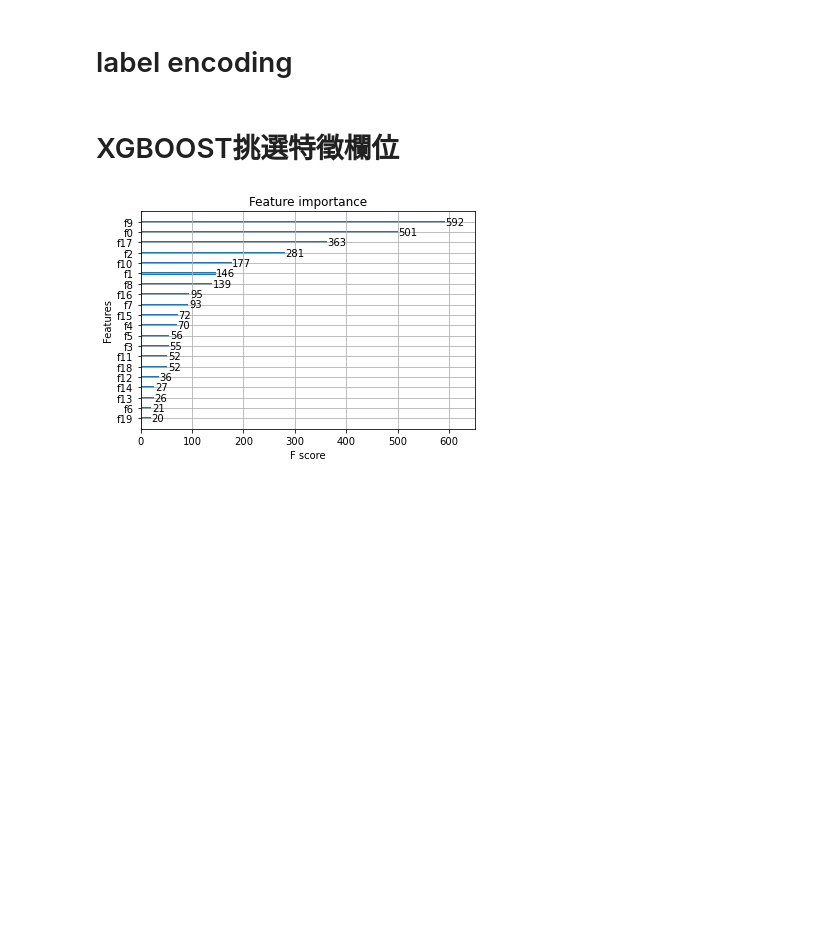
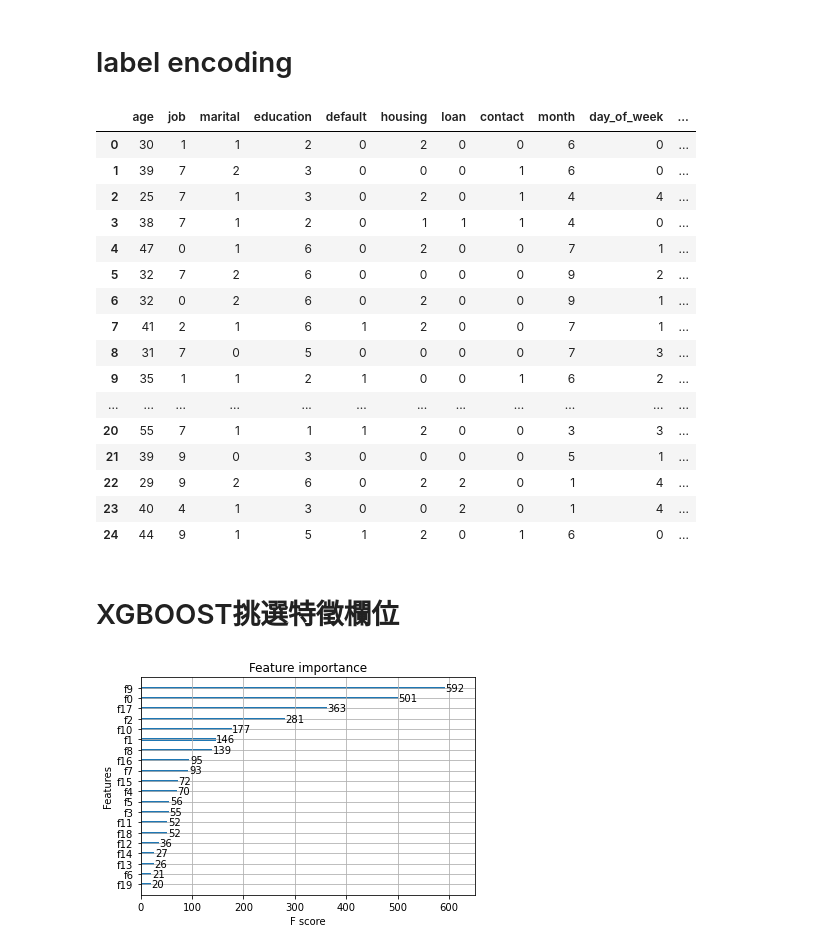
Before and after one commit to 10425120/MIS, a Jupyter notebook: cluster_analysis.ipynb, the cells around one changed output. Saved outputs shown, nothing was run; the diff lists cells and outputs as text; code cells hidden in the pictures; blank space fills up the shorter version.

```diff
--- a/cluster_analysis.ipynb
+++ b/cluster_analysis.ipynb
@@ -61,6 +61,26 @@ title=data_le.columns
 title=title.drop(['class'])
 # %%
 data_le_df=data_le.drop(['class'],axis=1)
+# %%
+data_le_df[0:25]
+# %% [output]
+|  | age | job | marital | education | default | housing | loan | contact | month | day_of_week | ... |
+| 0 | 30 | 1 | 1 | 2 | 0 | 2 | 0 | 0 | 6 | 0 | ... |
+| 1 | 39 | 7 | 2 | 3 | 0 | 0 | 0 | 1 | 6 | 0 | ... |
+| 2 | 25 | 7 | 1 | 3 | 0 | 2 | 0 | 1 | 4 | 4 | ... |
+| 3 | 38 | 7 | 1 | 2 | 0 | 1 | 1 | 1 | 4 | 0 | ... |
+| 4 | 47 | 0 | 1 | 6 | 0 | 2 | 0 | 0 | 7 | 1 | ... |
+| 5 | 32 | 7 | 2 | 6 | 0 | 0 | 0 | 0 | 9 | 2 | ... |
+| 6 | 32 | 0 | 2 | 6 | 0 | 2 | 0 | 0 | 9 | 1 | ... |
+| 7 | 41 | 2 | 1 | 6 | 1 | 2 | 0 | 0 | 7 | 1 | ... |
+| 8 | 31 | 7 | 0 | 5 | 0 | 0 | 0 | 0 | 7 | 3 | ... |
+| 9 | 35 | 1 | 1 | 2 | 1 | 0 | 0 | 1 | 6 | 2 | ... |
+| ... | ... | ... | ... | ... | ... | ... | ... | ... | ... | ... | ... |
+| 20 | 55 | 7 | 1 | 1 | 1 | 2 | 0 | 0 | 3 | 3 | ... |
+| 21 | 39 | 9 | 0 | 3 | 0 | 0 | 0 | 0 | 5 | 1 | ... |
+| 22 | 29 | 9 | 2 | 6 | 0 | 2 | 2 | 0 | 1 | 4 | ... |
+| 23 | 40 | 4 | 1 | 3 | 0 | 0 | 2 | 0 | 1 | 4 | ... |
+| 24 | 44 | 9 | 1 | 5 | 1 | 2 | 0 | 1 | 6 | 0 | ... |
 # %% [markdown]
 # XGBOOST挑選特徵欄位
 # %%
```
Also changed, not shown: parts of 6 cells of this notebook.
